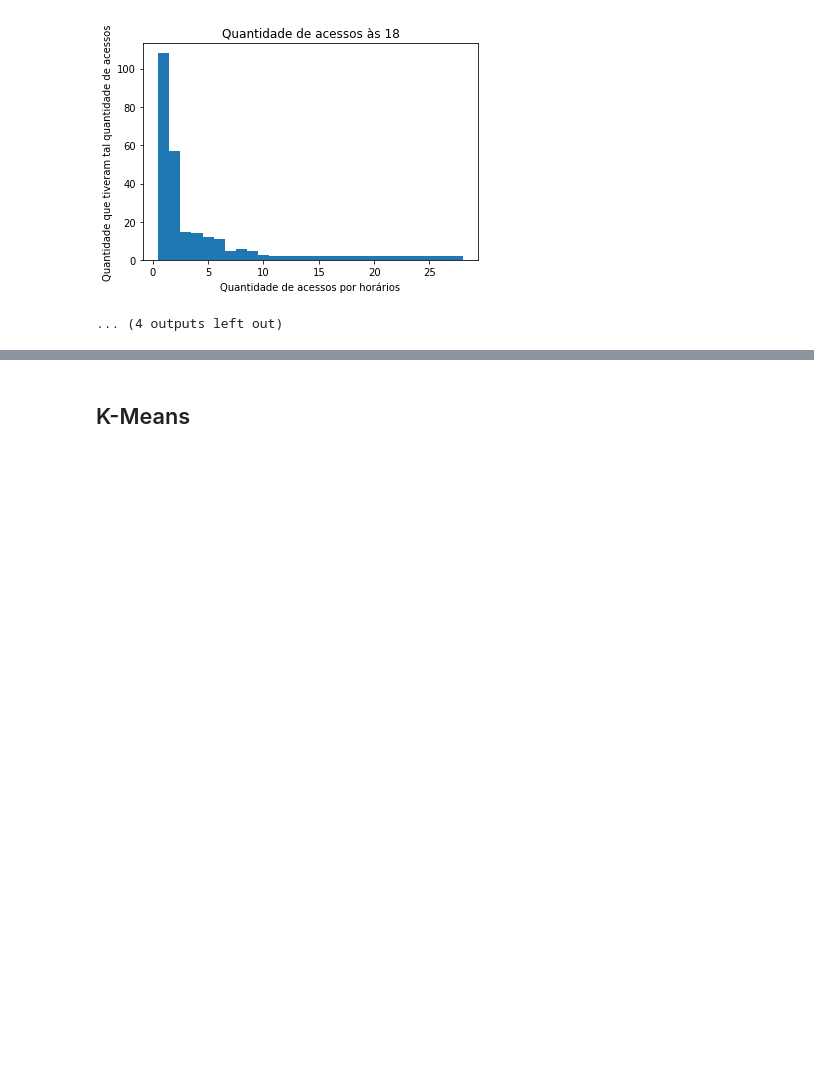
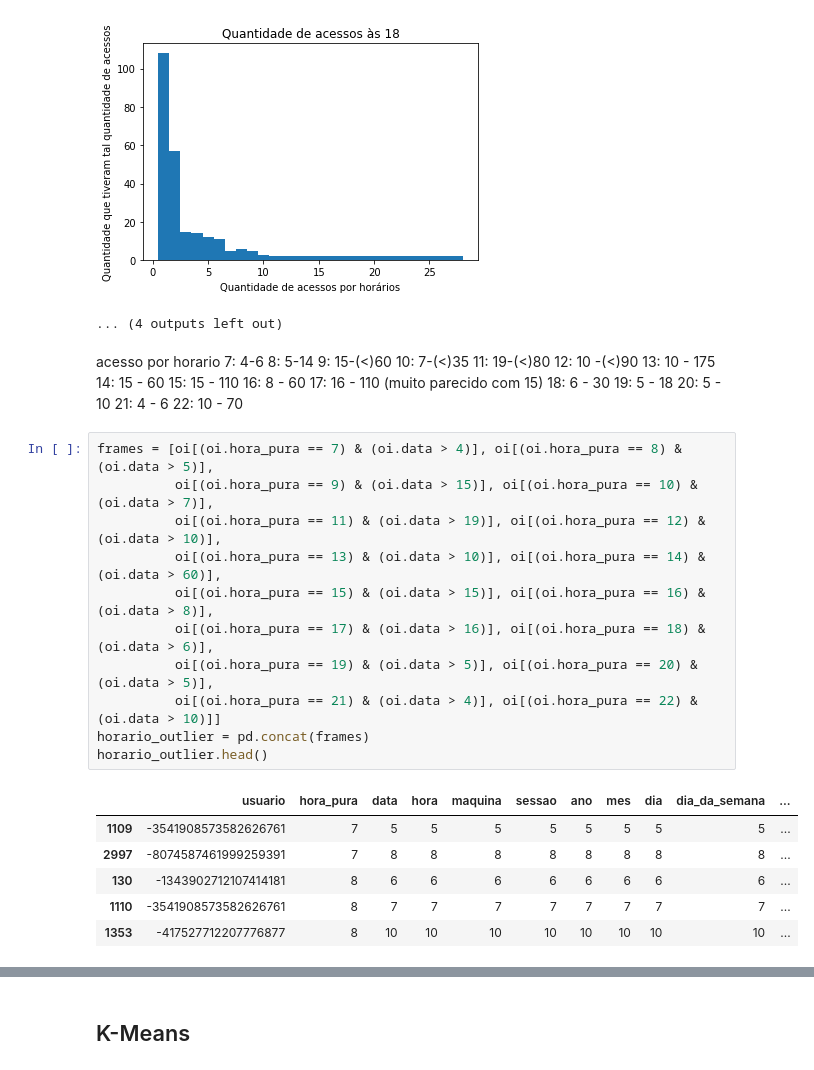
Before and after one commit to Docinho/guardiansAnalytics, a Jupyter notebook: src/analiseAluno.ipynb, the cells around one changed output, grey strips where cells are left out. Saved outputs shown, nothing was run; the diff lists cells and outputs as text; blank space fills up the shorter version.

```diff
--- a/src/analiseAluno.ipynb
+++ b/src/analiseAluno.ipynb
@@ -357,3 +357,39 @@ for valor in x:
 [figure]
 [figure]
 ... (4 outputs left out)
+# %% [markdown]
+acesso por horario
+7: 4-6
+8: 5-14
+9: 15-(<)60
+10: 7-(<)35
+11: 19-(<)80
+12: 10 -(<)90
+13: 10 - 175
+14: 15 - 60
+15: 15 - 110
+16: 8 - 60
+17: 16 - 110 (muito parecido com 15)
+18: 6 - 30
+19: 5 - 18
+20: 5 - 10
+21: 4 - 6
+22: 10 - 70
+# %%
+frames = [oi[(oi.hora_pura == 7) & (oi.data > 4)], oi[(oi.hora_pura == 8) & (oi.data > 5)],
+          oi[(oi.hora_pura == 9) & (oi.data > 15)], oi[(oi.hora_pura == 10) & (oi.data > 7)],
+          oi[(oi.hora_pura == 11) & (oi.data > 19)], oi[(oi.hora_pura == 12) & (oi.data > 10)],
+          oi[(oi.hora_pura == 13) & (oi.data > 10)], oi[(oi.hora_pura == 14) & (oi.data > 60)],
+          oi[(oi.hora_pura == 15) & (oi.data > 15)], oi[(oi.hora_pura == 16) & (oi.data > 8)],
+          oi[(oi.hora_pura == 17) & (oi.data > 16)], oi[(oi.hora_pura == 18) & (oi.data > 6)],
+          oi[(oi.hora_pura == 19) & (oi.data > 5)], oi[(oi.hora_pura == 20) & (oi.data > 5)],
+          oi[(oi.hora_pura == 21) & (oi.data > 4)], oi[(oi.hora_pura == 22) & (oi.data > 10)]]
+horario_outlier = pd.concat(frames)
+horario_outlier.head()
+# %% [output]
+|  | usuario | hora_pura | data | hora | maquina | sessao | ano | mes | dia | dia_da_semana | ... |
+| 1109 | -3541908573582626761 | 7 | 5 | 5 | 5 | 5 | 5 | 5 | 5 | 5 | ... |
+| 2997 | -8074587461999259391 | 7 | 8 | 8 | 8 | 8 | 8 | 8 | 8 | 8 | ... |
+| 130 | -1343902712107414181 | 8 | 6 | 6 | 6 | 6 | 6 | 6 | 6 | 6 | ... |
+| 1110 | -3541908573582626761 | 8 | 7 | 7 | 7 | 7 | 7 | 7 | 7 | 7 | ... |
+| 1353 | -417527712207776877 | 8 | 10 | 10 | 10 | 10 | 10 | 10 | 10 | 10 | ... |
```
Also changed, not shown: parts of 4 cells of this notebook.
